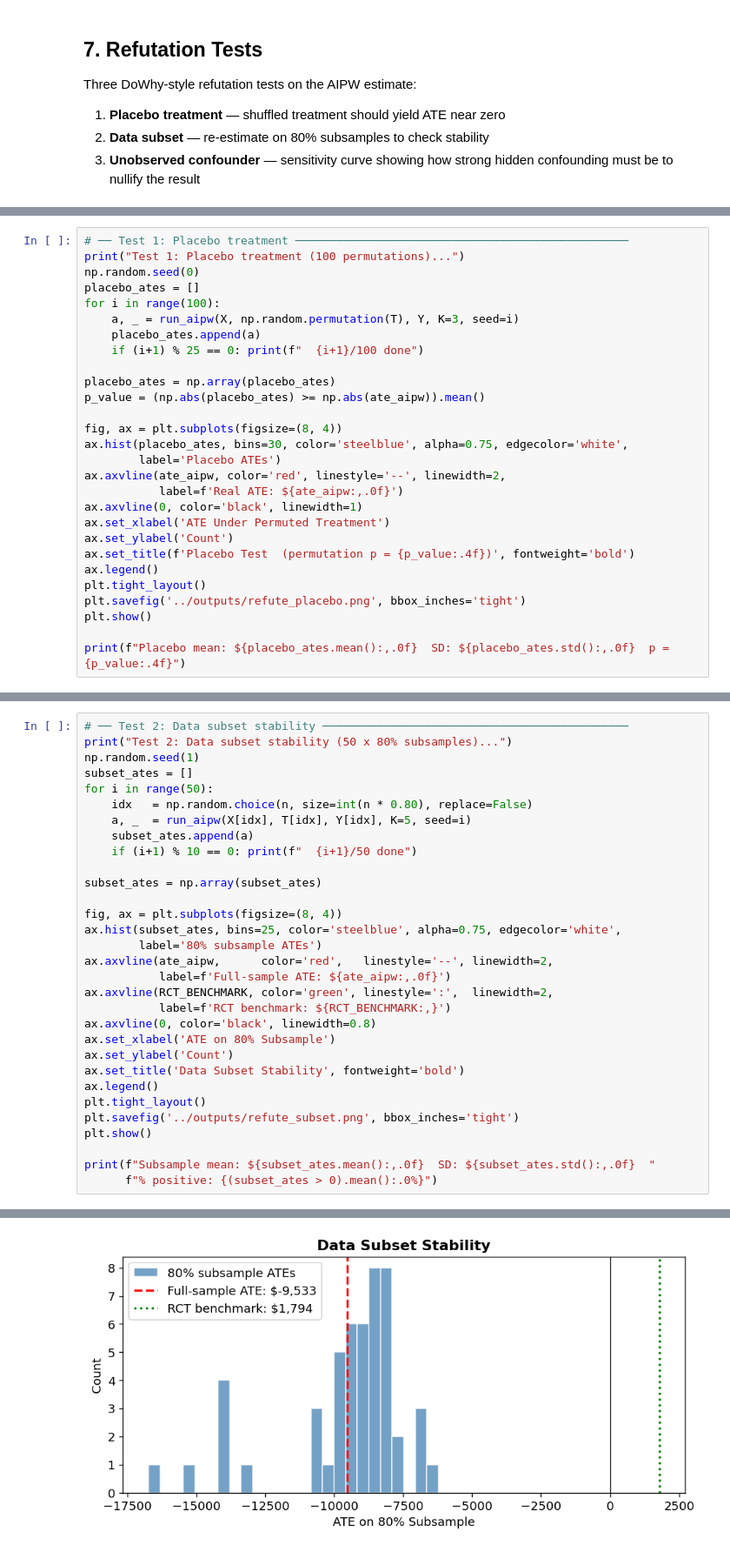
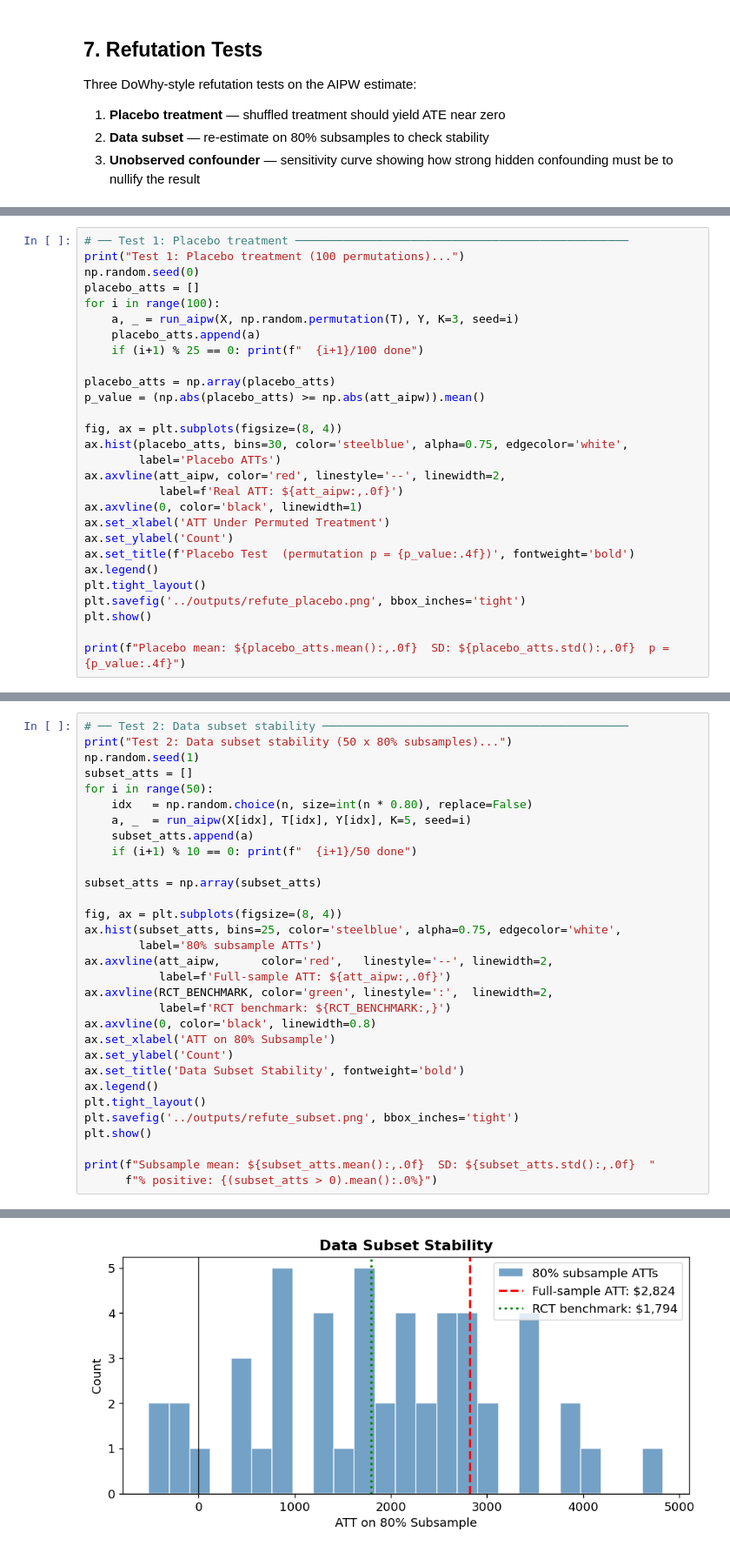
Before and after one commit to jeongyoonlee/lalonde_causal_inference_repo, a Jupyter notebook: notebooks/lalonde_causal_analysis.ipynb, the cells around one changed output, grey strips where cells are left out. Shown at 87% size. Saved outputs shown, nothing was run; the diff lists cells and outputs as text.

```diff
--- a/notebooks/lalonde_causal_analysis.ipynb
+++ b/notebooks/lalonde_causal_analysis.ipynb
@@ -473,22 +581,22 @@ n = len(Y)
 # ── Test 1: Placebo treatment ─────────────────────────────────────────────────
 print("Test 1: Placebo treatment (100 permutations)...")
 np.random.seed(0)
-placebo_ates = []
+placebo_atts = []
 for i in range(100):
     a, _ = run_aipw(X, np.random.permutation(T), Y, K=3, seed=i)
-    placebo_ates.append(a)
+    placebo_atts.append(a)
     if (i+1) % 25 == 0: print(f"  {i+1}/100 done")
 
-placebo_ates = np.array(placebo_ates)
-p_value = (np.abs(placebo_ates) >= np.abs(ate_aipw)).mean()
+placebo_atts = np.array(placebo_atts)
+p_value = (np.abs(placebo_atts) >= np.abs(att_aipw)).mean()
 
 fig, ax = plt.subplots(figsize=(8, 4))
-ax.hist(placebo_ates, bins=30, color='steelblue', alpha=0.75, edgecolor='white',
-        label='Placebo ATEs')
-ax.axvline(ate_aipw, color='red', linestyle='--', linewidth=2,
-           label=f'Real ATE: ${ate_aipw:,.0f}')
+ax.hist(placebo_atts, bins=30, color='steelblue', alpha=0.75, edgecolor='white',
+        label='Placebo ATTs')
+ax.axvline(att_aipw, color='red', linestyle='--', linewidth=2,
+           label=f'Real ATT: ${att_aipw:,.0f}')
 ax.axvline(0, color='black', linewidth=1)
-ax.set_xlabel('ATE Under Permuted Treatment')
+ax.set_xlabel('ATT Under Permuted Treatment')
 ax.set_ylabel('Count')
 ax.set_title(f'Placebo Test  (permutation p = {p_value:.4f})', fontweight='bold')
 ax.legend()
@@ -496,7 +604,7 @@ plt.tight_layout()
 plt.savefig('../outputs/refute_placebo.png', bbox_inches='tight')
 plt.show()
 
-print(f"Placebo mean: ${placebo_ates.mean():,.0f}  SD: ${placebo_ates.std():,.0f}  p = {p_value:.4f}")
+print(f"Placebo mean: ${placebo_atts.mean():,.0f}  SD: ${placebo_atts.std():,.0f}  p = {p_value:.4f}")
 # %% [output]
 Test 1: Placebo treatment (100 permutations)...
   25/100 done
@@ -508,39 +616,39 @@ Placebo mean: $249  SD: $1,007  p = 0.0000
 # %%
 # ── Test 2: Data subset stability ─────────────────────────────────────────────
 print("Test 2: Data subset stability (50 x 80% subsamples)...")
 np.random.seed(1)
-subset_ates = []
+subset_atts = []
 for i in range(50):
     idx   = np.random.choice(n, size=int(n * 0.80), replace=False)
     a, _  = run_aipw(X[idx], T[idx], Y[idx], K=5, seed=i)
-    subset_ates.append(a)
+    subset_atts.append(a)
     if (i+1) % 10 == 0: print(f"  {i+1}/50 done")
 
-subset_ates = np.array(subset_ates)
+subset_atts = np.array(subset_atts)
 
 fig, ax = plt.subplots(figsize=(8, 4))
-ax.hist(subset_ates, bins=25, color='steelblue', alpha=0.75, edgecolor='white',
-        label='80% subsample ATEs')
-ax.axvline(ate_aipw,      color='red',   linestyle='--', linewidth=2,
-           label=f'Full-sample ATE: ${ate_aipw:,.0f}')
+ax.hist(subset_atts, bins=25, color='steelblue', alpha=0.75, edgecolor='white',
+        label='80% subsample ATTs')
+ax.axvline(att_aipw,      color='red',   linestyle='--', linewidth=2,
+           label=f'Full-sample ATT: ${att_aipw:,.0f}')
 ax.axvline(RCT_BENCHMARK, color='green', linestyle=':',  linewidth=2,
            label=f'RCT benchmark: ${RCT_BENCHMARK:,}')
 ax.axvline(0, color='black', linewidth=0.8)
-ax.set_xlabel('ATE on 80% Subsample')
+ax.set_xlabel('ATT on 80% Subsample')
 ax.set_ylabel('Count')
 ax.set_title('Data Subset Stability', fontweight='bold')
 ax.legend()
 plt.tight_layout()
 plt.savefig('../outputs/refute_subset.png', bbox_inches='tight')
 plt.show()
 
-print(f"Subsample mean: ${subset_ates.mean():,.0f}  SD: ${subset_ates.std():,.0f}  "
-      f"% positive: {(subset_ates > 0).mean():.0%}")
+print(f"Subsample mean: ${subset_atts.mean():,.0f}  SD: ${subset_atts.std():,.0f}  "
+      f"% positive: {(subset_atts > 0).mean():.0%}")
 # %% [output]
 Test 2: Data subset stability (50 x 80% subsamples)...
   10/50 done
   20/50 done
   30/50 done
   40/50 done
   50/50 done
-[figure, old version]
+[figure, new version]
```
Also changed, not shown: parts of 21 cells of this notebook, 2 other files.
